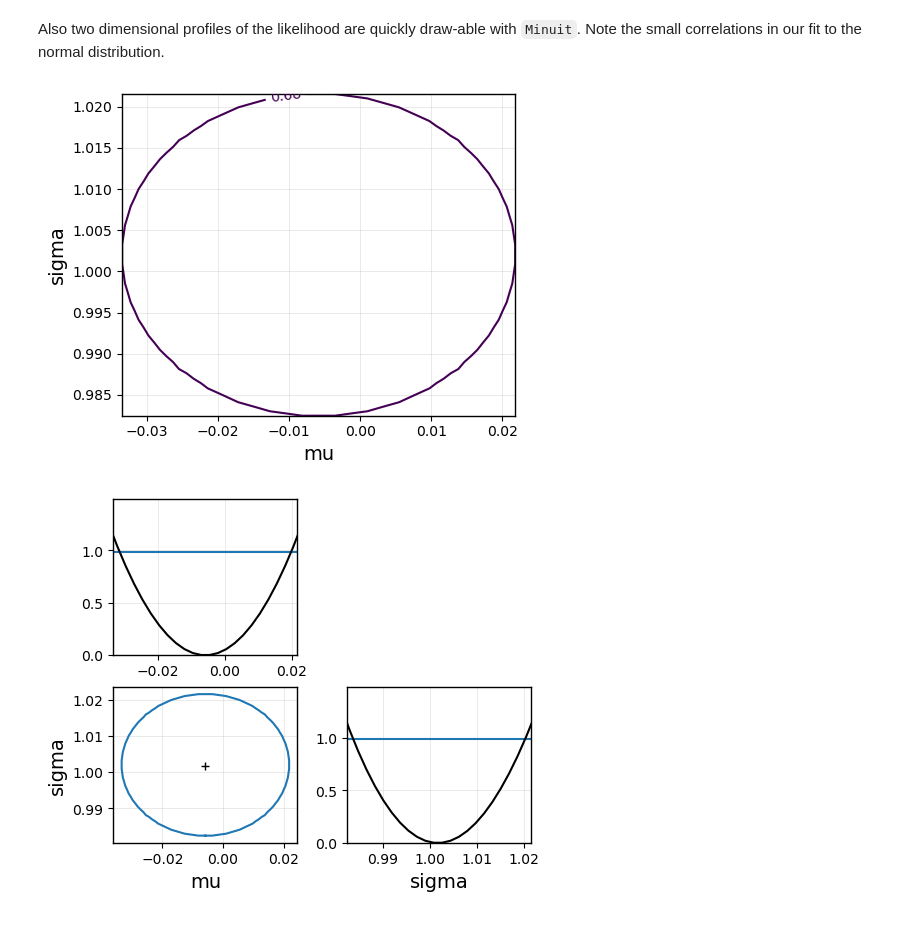
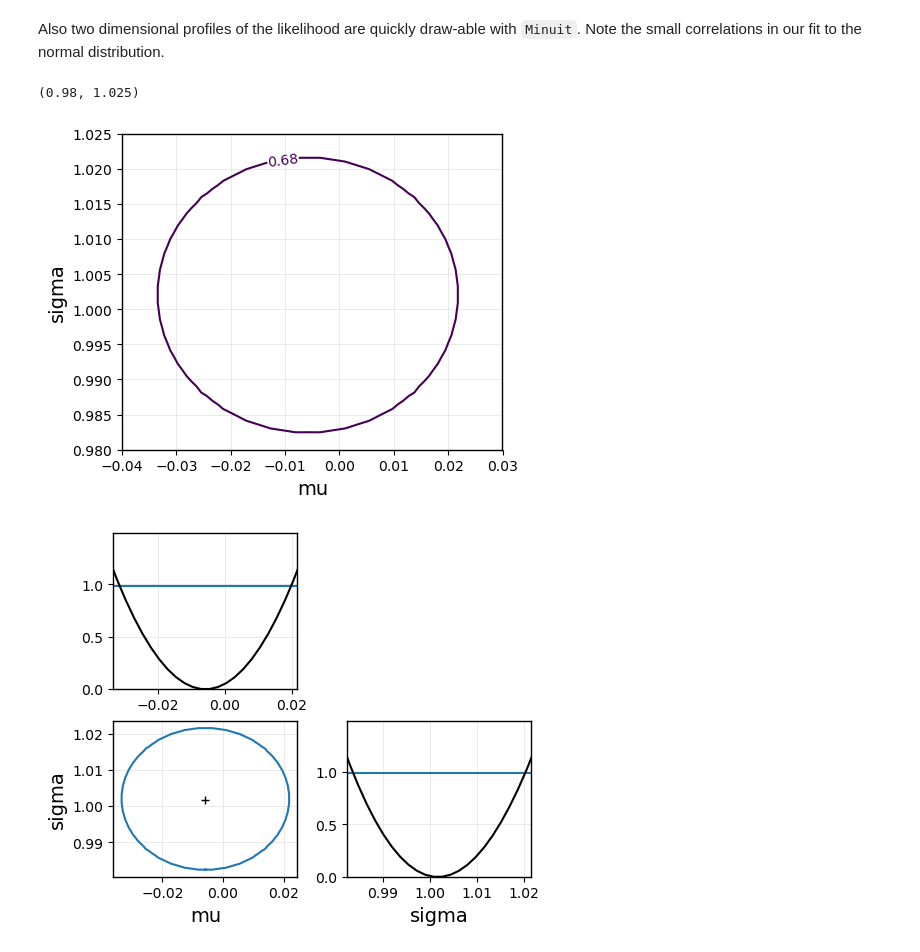
Before and after one commit to rvlaak/lhcb-starterkit-2025, a Jupyter notebook: zfitBasics.ipynb, the cells around one changed output. Drawn from its saved outputs; the diff is of its cells as text; code cells hidden in the pictures.

```diff
--- a/zfitBasics.ipynb
+++ b/zfitBasics.ipynb
@@ -509,8 +509,12 @@ Also two dimensional profiles of the likelihood are quickly draw-able with `Minu
 Note the small correlations in our fit to the normal distribution.
 # %%
 result.info['minuit'].draw_mncontour('mu', 'sigma');
+# optional lines to increase plot range, preventing label cut-off:
+plt.gca().set_xlim(-0.04, 0.03)
+plt.gca().set_ylim(0.98, 1.025)
 # %% [output]
+(0.98, 1.025)
-[figure, old version]
+[figure, new version]
 # %%
 # draw a nice covariance matrix from minos with this (time consuming)
 result.info['minuit'].draw_mnmatrix();
```
Also changed, not shown: parts of 3 cells of this notebook, 2 other files.
